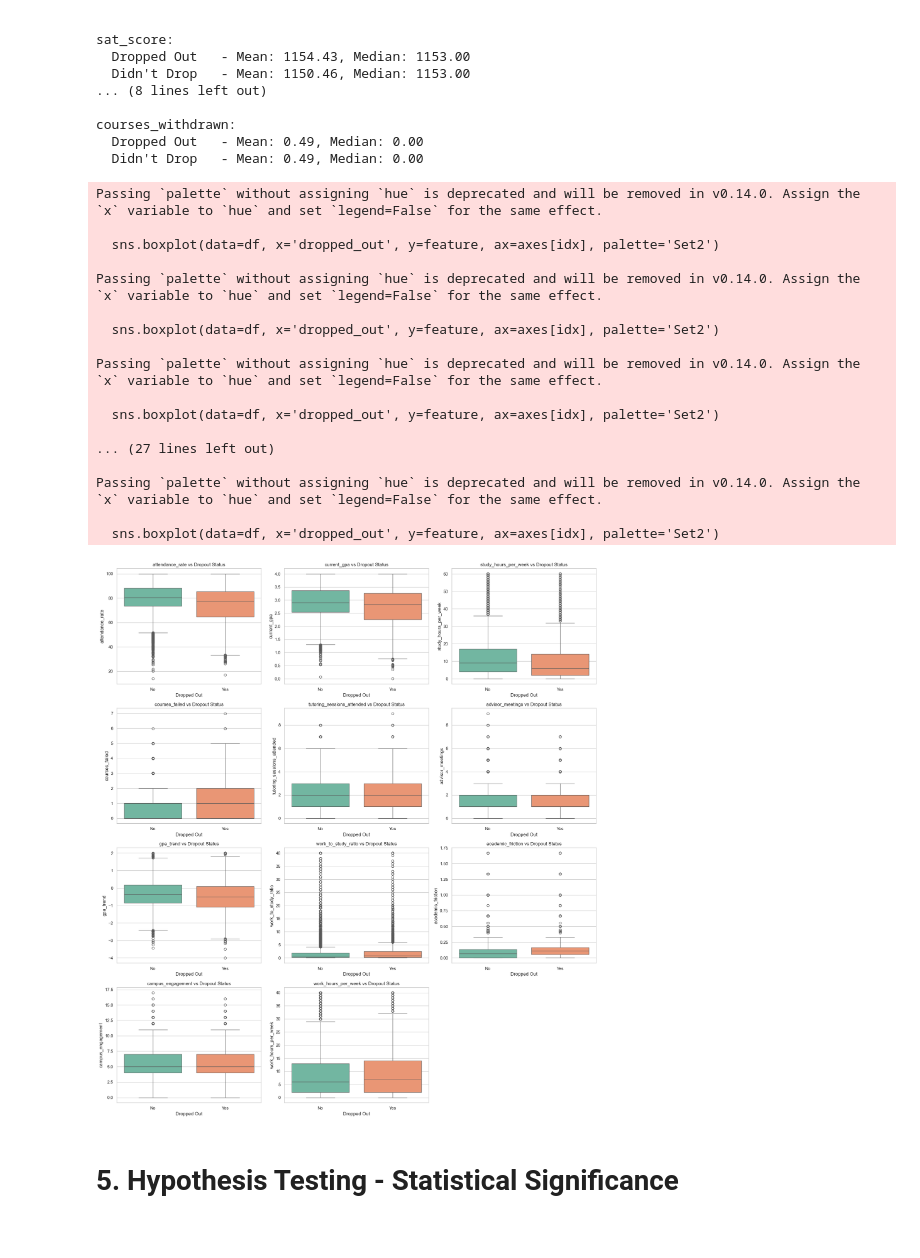
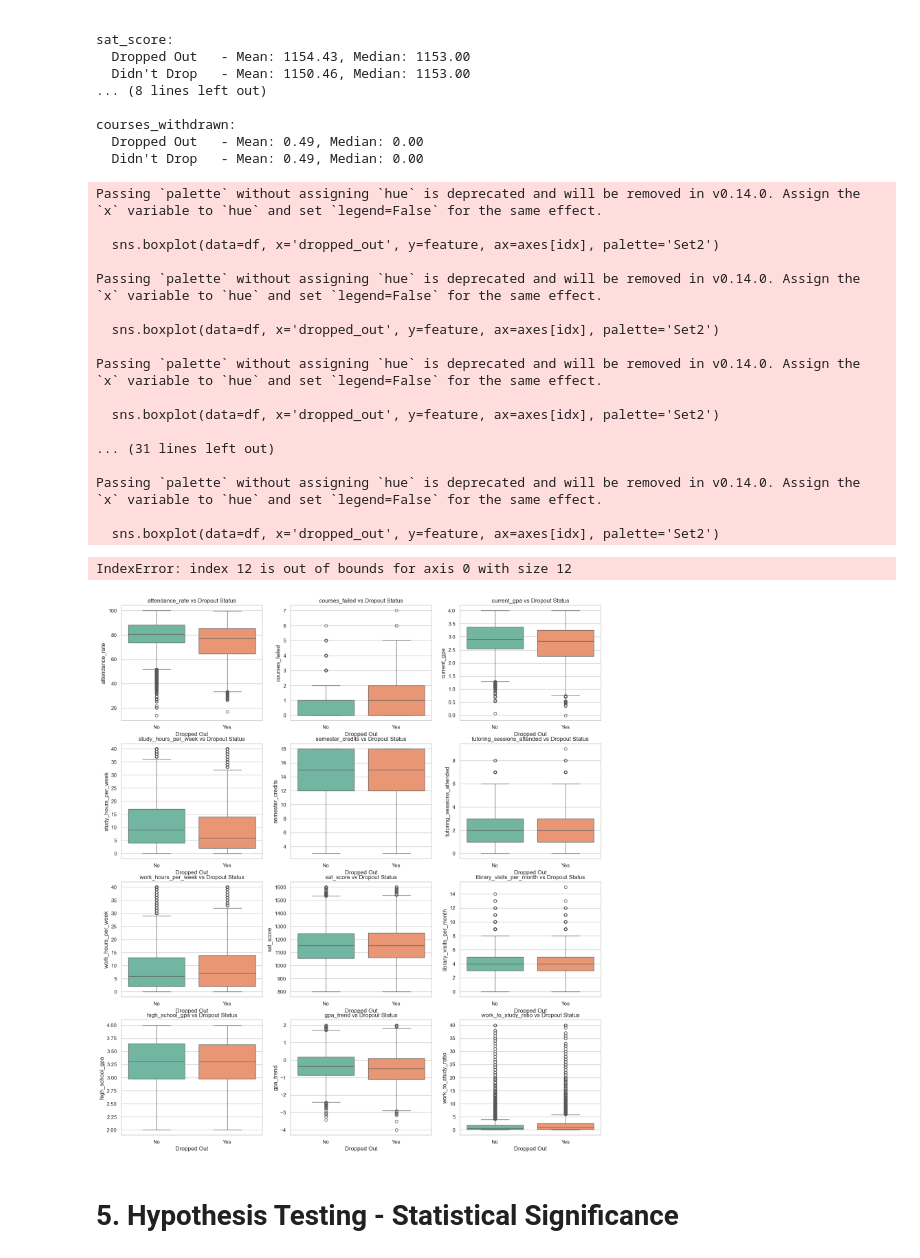
Before and after one commit to RaturiAR7/datascience_handson, a Jupyter notebook: INT_172_AnshulRaturi.ipynb, the cells around one changed output. Cells and saved outputs as stored; diff of their text form; code cells hidden in the pictures.

```diff
--- a/INT_172_AnshulRaturi.ipynb
+++ b/INT_172_AnshulRaturi.ipynb
@@ -220,6 +220,7 @@ df['academic_friction'] = (df['courses_failed'] + df['courses_withdrawn']) / df[
 df['campus_engagement'] = df['library_visits_per_month'] + df['clubs_joined']
 
 # Preview the new "Engineered" columns
+new_features = ['gpa_trend', 'work_to_study_ratio', 'academic_friction', 'campus_engagement']
 print(df[['gpa_trend', 'work_to_study_ratio', 'academic_friction', 'campus_engagement']].head())
 # %% [output]
    gpa_trend  work_to_study_ratio  academic_friction  campus_engagement
@@ -292,9 +293,9 @@ Std of SAT Score: 1.00
 # %%
 target_corr = corr_matrix['target'].abs().sort_values(ascending=False)
 
-# 4. Remove 'target' itself from the list and take the top 5
-top_5_features = target_corr.drop(labels=['target']).head(5)
+top_6_features = target_corr.drop(labels=['target']).head(10).index.to_list()
 
-print("--- Top 5 Predictors for Student Dropout ---")
-print(top_5_features)
+
+print("--- Top 6 Predictors for Student Dropout ---")
+print(top_6_features)
 # %% [output]
@@ -340,47 +336,44 @@ courses_withdrawn:
   Dropped Out   - Mean: 0.49, Median: 0.00
   Didn't Drop   - Mean: 0.49, Median: 0.00
 # %%
-
-# 1. Your list of 11 features
-features_to_plot = ['attendance_rate', 'current_gpa', 'study_hours_per_week',
-                    'courses_failed', 'tutoring_sessions_attended', 'advisor_meetings',
-                    'gpa_trend', 'work_to_study_ratio', 'academic_friction', 'campus_engagement',
-                    'work_hours_per_week'] # added one to make 11
+# 1. Your list of 6 features
+features_to_plot = top_6_features + new_features
 
 # 2. Create a grid large enough (4 rows * 3 columns = 12 slots)
 fig, axes = plt.subplots(nrows=4, ncols=3, figsize=(18, 20))
 axes = axes.flatten() # Flatten turns the 4x3 matrix into a simple list of 12 slots
 
 # 3. Loop through and plot
 for idx, feature in enumerate(features_to_plot):
     sns.boxplot(data=df, x='dropped_out', y=feature, ax=axes[idx], palette='Set2')
     axes[idx].set_title(f'{feature} vs Dropout Status')
     axes[idx].set_xlabel('Dropped Out')
 
 # 4. Hide the 12th empty slot (since we only have 11 features)
 axes[11].set_visible(False)
 
 plt.tight_layout()
 plt.show()
 # %% [output]
 Passing `palette` without assigning `hue` is deprecated and will be removed in v0.14.0. Assign the `x` variable to `hue` and set `legend=False` for the same effect.
 
   sns.boxplot(data=df, x='dropped_out', y=feature, ax=axes[idx], palette='Set2')
 
 Passing `palette` without assigning `hue` is deprecated and will be removed in v0.14.0. Assign the `x` variable to `hue` and set `legend=False` for the same effect.
 
   sns.boxplot(data=df, x='dropped_out', y=feature, ax=axes[idx], palette='Set2')
 
 Passing `palette` without assigning `hue` is deprecated and will be removed in v0.14.0. Assign the `x` variable to `hue` and set `legend=False` for the same effect.
 
   sns.boxplot(data=df, x='dropped_out', y=feature, ax=axes[idx], palette='Set2')
 
-... (27 lines left out)
+... (31 lines left out)
 
 Passing `palette` without assigning `hue` is deprecated and will be removed in v0.14.0. Assign the `x` variable to `hue` and set `legend=False` for the same effect.
 
   sns.boxplot(data=df, x='dropped_out', y=feature, ax=axes[idx], palette='Set2')
+IndexError: index 12 is out of bounds for axis 0 with size 12
-[figure, old version]
+[figure, new version]
 # %%
 ## Deal with Outliers
 # Cap Study Hours at 40 (anyone above 40 becomes 40)
```
Also changed, not shown: parts of 4 cells of this notebook.
